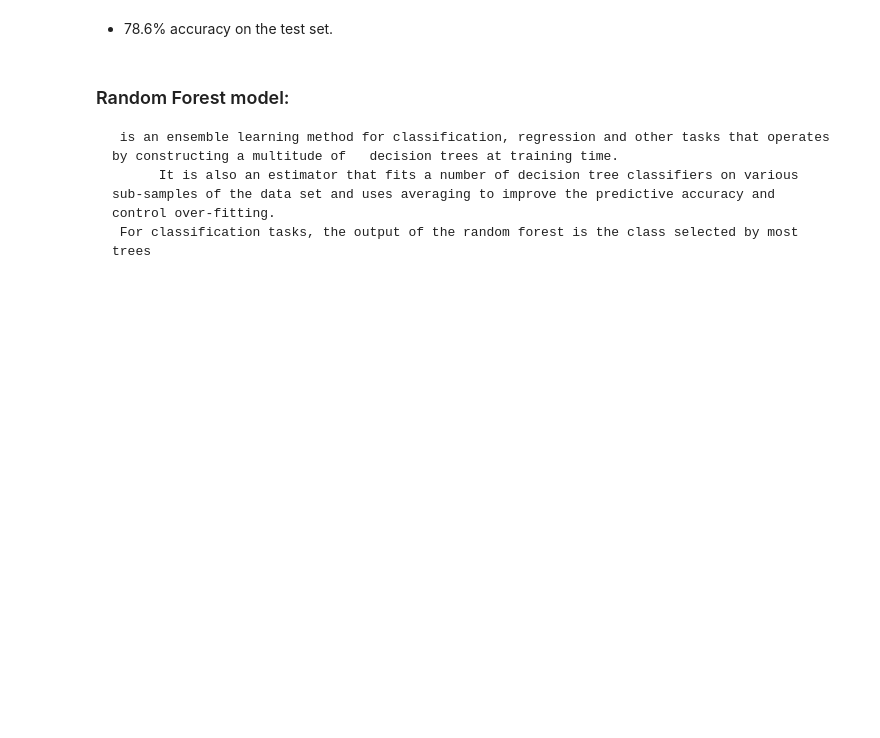
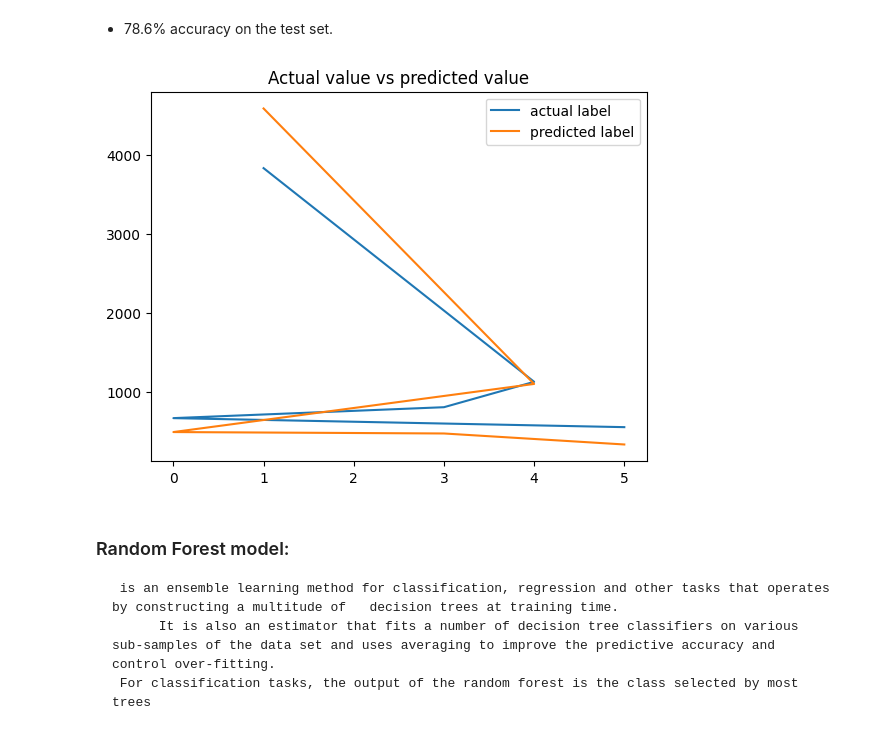
Before and after one commit to Taoheed-O/Tuberculosis_Survival_prediction, a Jupyter notebook: Machine_learning.ipynb, the cells around one changed output. Drawn from its saved outputs; the diff is of its cells as text; code cells hidden in the pictures; blank space fills up the shorter version.

```diff
--- a/Machine_learning.ipynb
+++ b/Machine_learning.ipynb
@@ -367,10 +367,9 @@ array(['cured', 'loss to follow up', 'completed', 'died', 'failure'],
 # %%
 patients_total['outcome_cd_bin'] = patients_total['outcome_cd_state'].apply(lambda x: 1 if x == 'cured' \
                                                                                        else (0 if x == 'died' \
-                                                                                            else (2 if x == 'still on treatment'\
                                                                                                   else(3 if x == 'completed'\
                                                                                                       else(4 if x == 'loss to follow up'\
-                                                                                                          else(5 if x == 'failure' else 6))))))
+                                                                                                          else(5 if x == 'failure' else 6)))))
 # %% [markdown]
 #### A heatmap showing the correlation between the columns of the whole combined dataset
 # %%
@@ -537,6 +536,11 @@ x_test
 | 10253 | -0.254128 | -0.791257 | -0.714447 | 0 | 1 | 0 | 0 | ... |
 | 3953 | 0.669131 | -0.937117 | -0.008106 | 1 | 0 | 0 | 0 | ... |
 7002 rows × 3738 columns
+# %%
+x_test_rf = x_test.copy()
+x_test_lr = x_test.copy()
+x_test_svm = x_test.copy()
+x_test_knn = x_test.copy()
 # %% [markdown]
 ### Logistic Regression model:
 - is the appropriate regression analysis to conduct when the dependent variable is dichotomous (binary).  Like all regression analyses, the logistic regression is a predictive analysis.  Logistic regression is used to describe data and to explain the relationship between one dependent binary variable and one or more nominal, ordinal, interval or ratio-level independent variables.
@@ -601,6 +605,17 @@ print('Accuracy on test dataset: ', accuracy_score(y_test, model_lr.predict(x_te
 Accuracy on test dataset:  0.7864895744073122
 # %% [markdown]
 - 78.6% accuracy on the test set.
+# %%
+y_pred = model_lr.predict(x_test_lr)
+x_test_lr['actual_label'] = y_test
+x_test_lr['predicted_label'] = y_pred
+
+x_test_lr['actual_label'].value_counts().plot(label='actual label')
+x_test_lr['predicted_label'].value_counts().plot(label='predicted label', title = 'Actual value vs predicted value')
+plt.legend()
+plt.savefig('lr_comparison.jpg')
+# %% [output]
+[figure, added]
 # %% [markdown]
 ### Random Forest model:
      is an ensemble learning method for classification, regression and other tasks that operates by constructing a multitude of   decision trees at training time.
```
Also changed, not shown: parts of 13 cells of this notebook, 5 other files.
